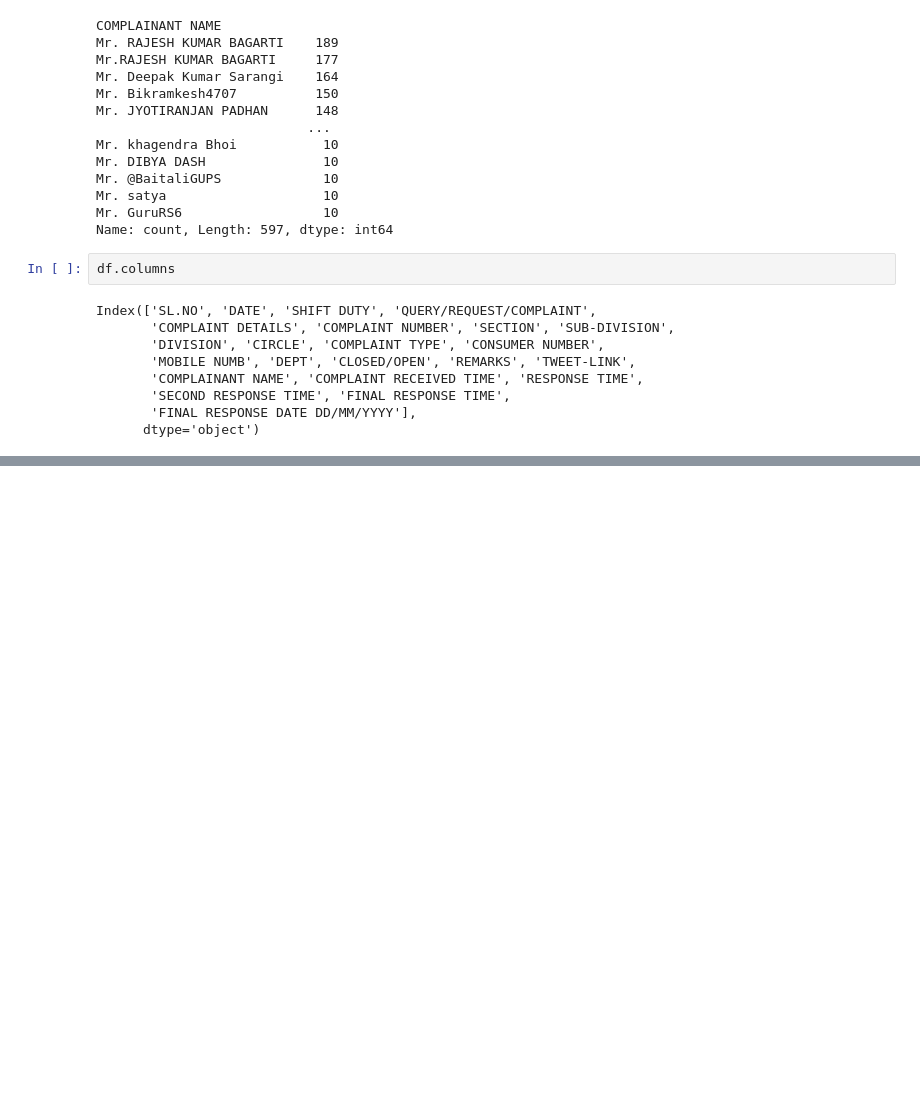
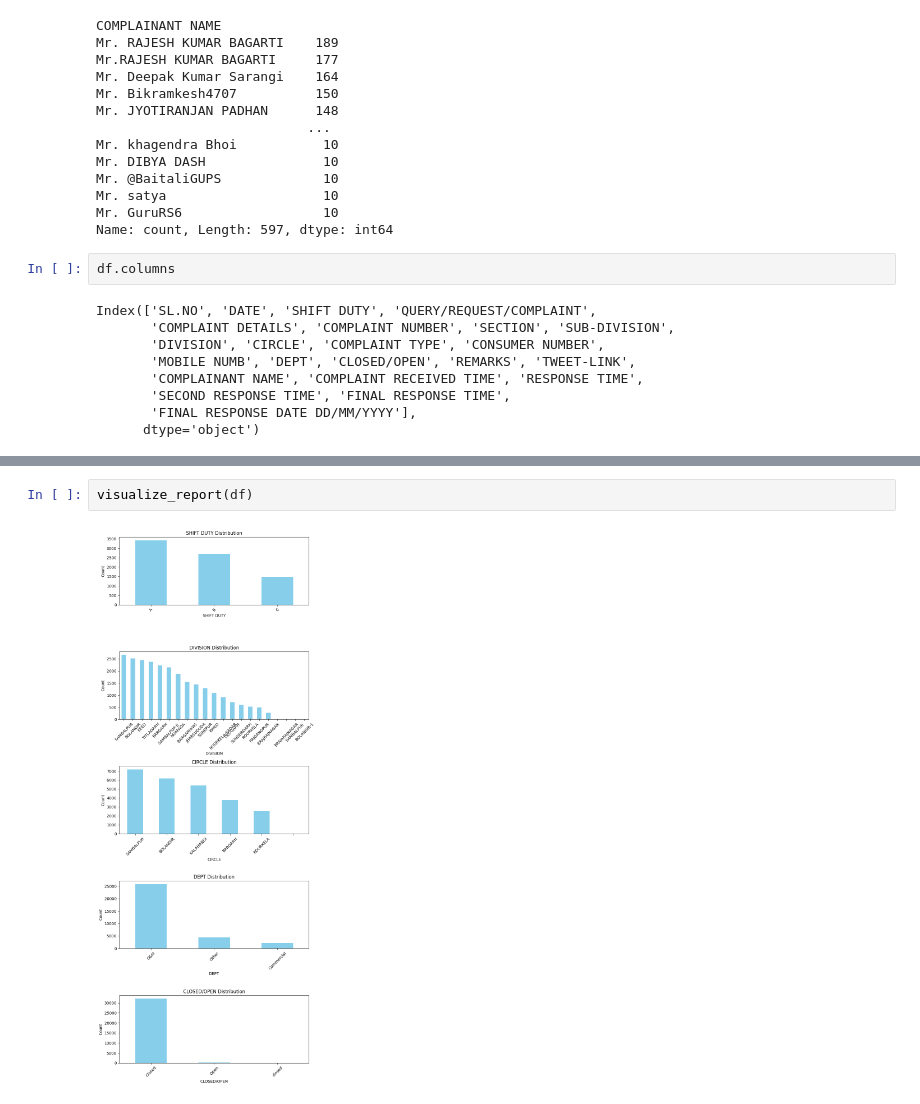
Before and after one commit to susantkumarsahoo/Twitter_X_Flow_Prediction_Tp, a Jupyter notebook: notebooks/04_note.ipynb, the cells around one changed output, grey strips where cells are left out. Cells and saved outputs as stored; diff of their text form; blank space fills up the shorter version.

```diff
--- a/notebooks/04_note.ipynb
+++ b/notebooks/04_note.ipynb
@@ -201,0 +303,4 @@ Index(['SL.NO', 'DATE', 'SHIFT DUTY', 'QUERY/REQUEST/COMPLAINT',
+# %%
+visualize_report(df)
+# %% [output]
+[figure, added]
```
Also changed, not shown: parts of 9 cells of this notebook, 5 other files.
